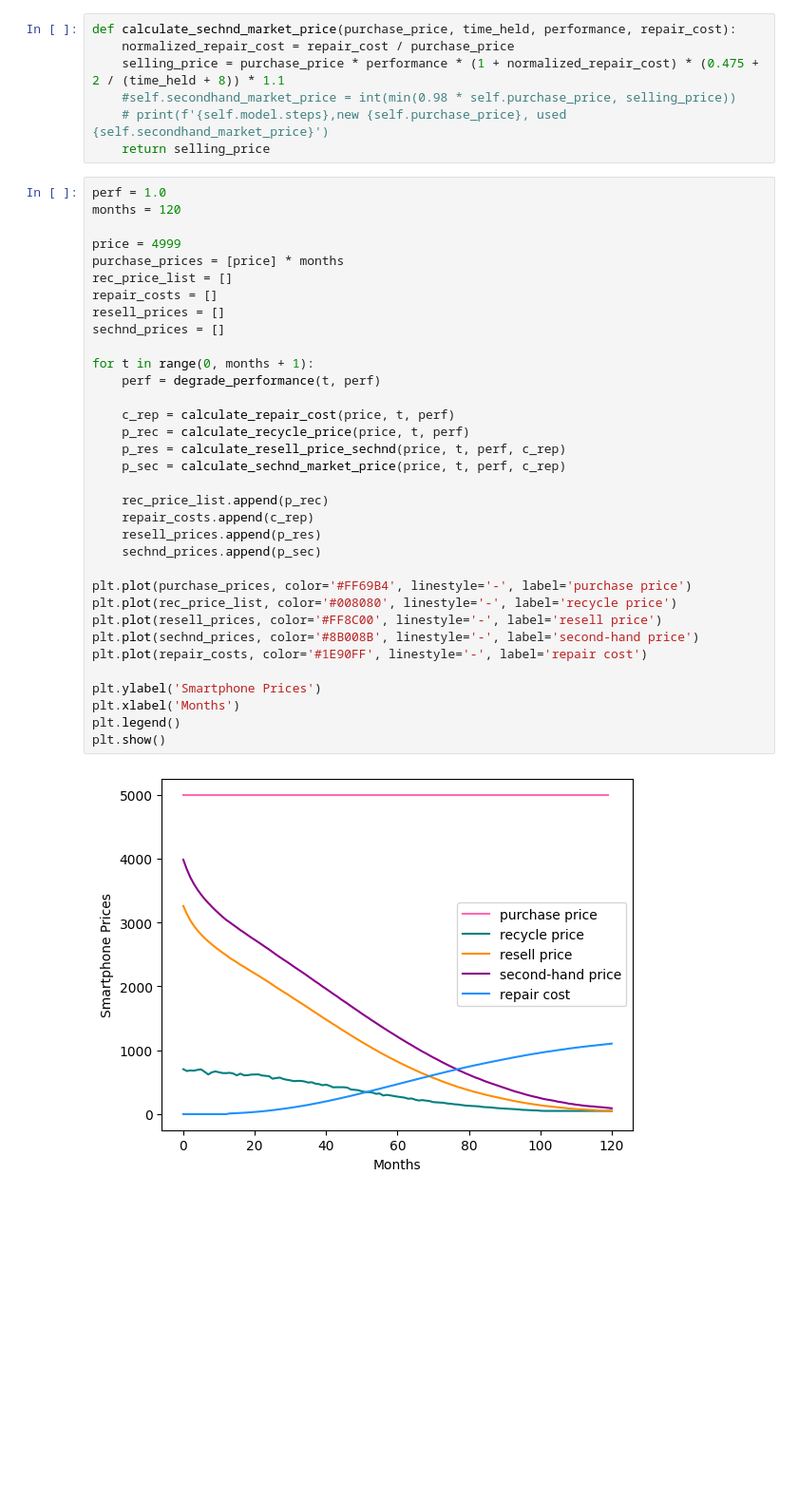
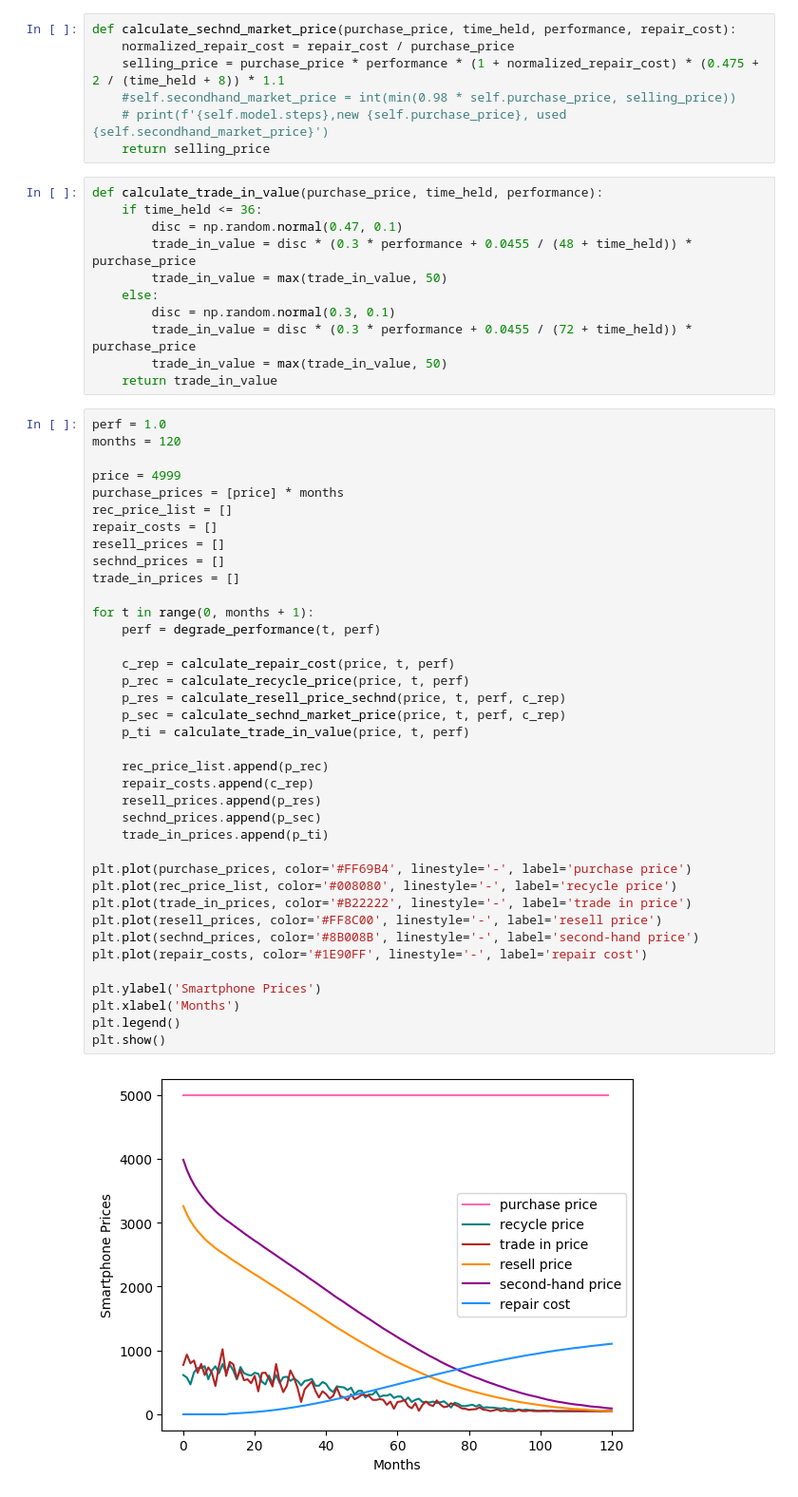
Before and after one commit to jungletada/ABMSF, a Jupyter notebook: test_demo/test.ipynb, the cells around one changed output. Shown: that part at 95% size. Drawn from its saved outputs; the diff is of its cells as text; blank space fills up the shorter version.

```diff
--- a/test_demo/test.ipynb
+++ b/test_demo/test.ipynb
@@ -110,6 +108,17 @@ def calculate_sechnd_market_price(purchase_price, time_held, performance, repair
     #self.secondhand_market_price = int(min(0.98 * self.purchase_price, selling_price))
     # print(f'{self.model.steps},new {self.purchase_price}, used {self.secondhand_market_price}')
     return selling_price
+# %%
+def calculate_trade_in_value(purchase_price, time_held, performance):
+    if time_held <= 36:
+        disc = np.random.normal(0.47, 0.1)
+        trade_in_value = disc * (0.3 * performance + 0.0455 / (48 + time_held)) * purchase_price
+        trade_in_value = max(trade_in_value, 50)
+    else:
+        disc = np.random.normal(0.3, 0.1)
+        trade_in_value = disc * (0.3 * performance + 0.0455 / (72 + time_held)) * purchase_price
+        trade_in_value = max(trade_in_value, 50)
+    return trade_in_value
 # %%
 perf = 1.0
 months = 120
@@ -118,31 +127,35 @@ price = 4999
 purchase_prices = [price] * months
 rec_price_list = []
 repair_costs = []
 resell_prices = []
 sechnd_prices = []
+trade_in_prices = []
 
 for t in range(0, months + 1):
     perf = degrade_performance(t, perf)
 
     c_rep = calculate_repair_cost(price, t, perf)
     p_rec = calculate_recycle_price(price, t, perf)
     p_res = calculate_resell_price_sechnd(price, t, perf, c_rep)
     p_sec = calculate_sechnd_market_price(price, t, perf, c_rep)
+    p_ti = calculate_trade_in_value(price, t, perf)
 
     rec_price_list.append(p_rec)
     repair_costs.append(c_rep)
     resell_prices.append(p_res)
     sechnd_prices.append(p_sec)
+    trade_in_prices.append(p_ti)
 
 plt.plot(purchase_prices, color='#FF69B4', linestyle='-', label='purchase price')
 plt.plot(rec_price_list, color='#008080', linestyle='-', label='recycle price')
+plt.plot(trade_in_prices, color='#B22222', linestyle='-', label='trade in price')
 plt.plot(resell_prices, color='#FF8C00', linestyle='-', label='resell price')
 plt.plot(sechnd_prices, color='#8B008B', linestyle='-', label='second-hand price')
 plt.plot(repair_costs, color='#1E90FF', linestyle='-', label='repair cost')
 
 plt.ylabel('Smartphone Prices')
 plt.xlabel('Months')
 plt.legend()
 plt.show()
 # %% [output]
-[figure, old version]
+[figure, new version]
```
Also changed, not shown: parts of 2 cells of this notebook, 12 other files.
